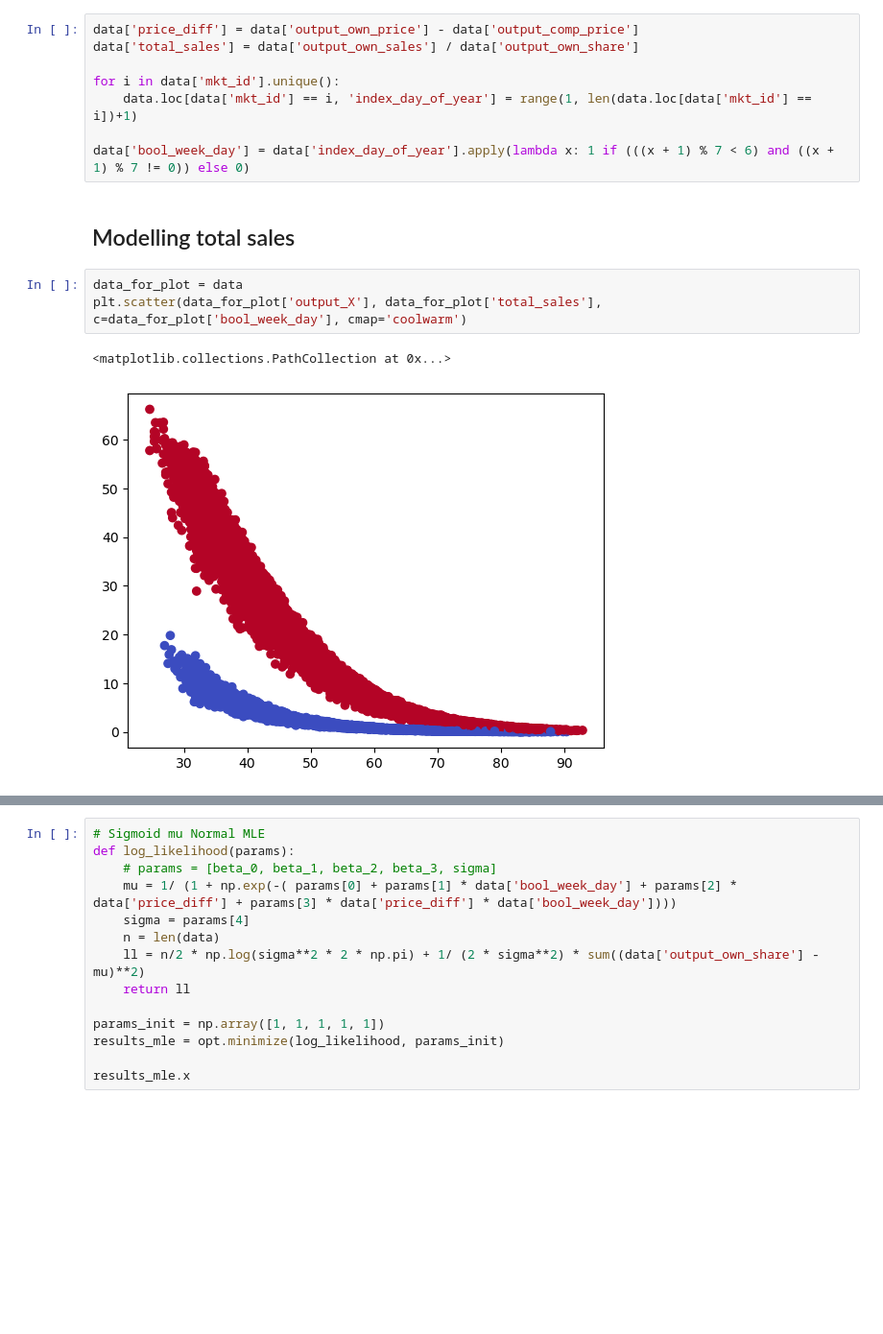
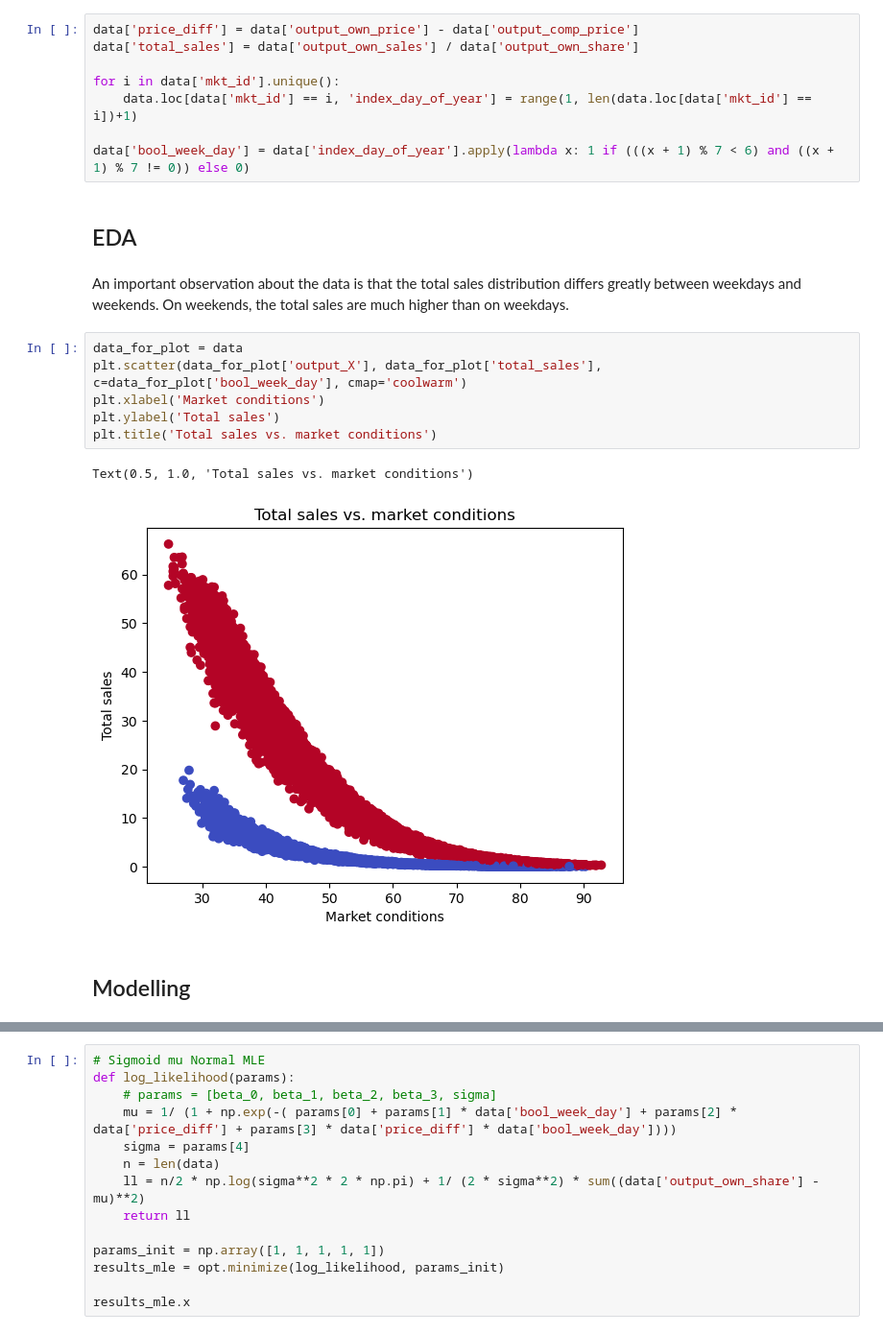
Before and after one commit to Vileh/UCL_Pricing_Algorithm_Research_Study, a Jupyter notebook: walkthrough.ipynb, the cells around one changed output, grey strips where cells are left out. Shown at 96% size. Saved outputs shown, nothing was run; the diff lists cells and outputs as text; blank space fills up the shorter version.

```diff
--- a/walkthrough.ipynb
+++ b/walkthrough.ipynb
@@ -96,11 +98,18 @@ for i in data['mkt_id'].unique():
     data.loc[data['mkt_id'] == i, 'index_day_of_year'] = range(1, len(data.loc[data['mkt_id'] == i])+1)
 
 data['bool_week_day'] = data['index_day_of_year'].apply(lambda x: 1 if (((x + 1) % 7 < 6) and ((x + 1) % 7 != 0)) else 0)
+# %% [markdown]
+## EDA
+# %% [markdown]
+An important observation about the data is that the total sales distribution differs greatly between weekdays and weekends. On weekends, the total sales are much higher than on weekdays.
+# %%
+data_for_plot = data
+plt.scatter(data_for_plot['output_X'], data_for_plot['total_sales'], c=data_for_plot['bool_week_day'], cmap='coolwarm')
+plt.xlabel('Market conditions')
+plt.ylabel('Total sales')
+plt.title('Total sales vs. market conditions')
+# %% [output]
+Text(0.5, 1.0, 'Total sales vs. market conditions')
+[figure, added]
 # %% [markdown]
-## Modelling total sales
+## Modelling
-# %%
-data_for_plot = data
-plt.scatter(data_for_plot['output_X'], data_for_plot['total_sales'], c=data_for_plot['bool_week_day'], cmap='coolwarm')
-# %% [output]
-<matplotlib.collections.PathCollection at 0x...>
-[figure, removed]
```
Also changed, not shown: parts of 8 cells of this notebook.
